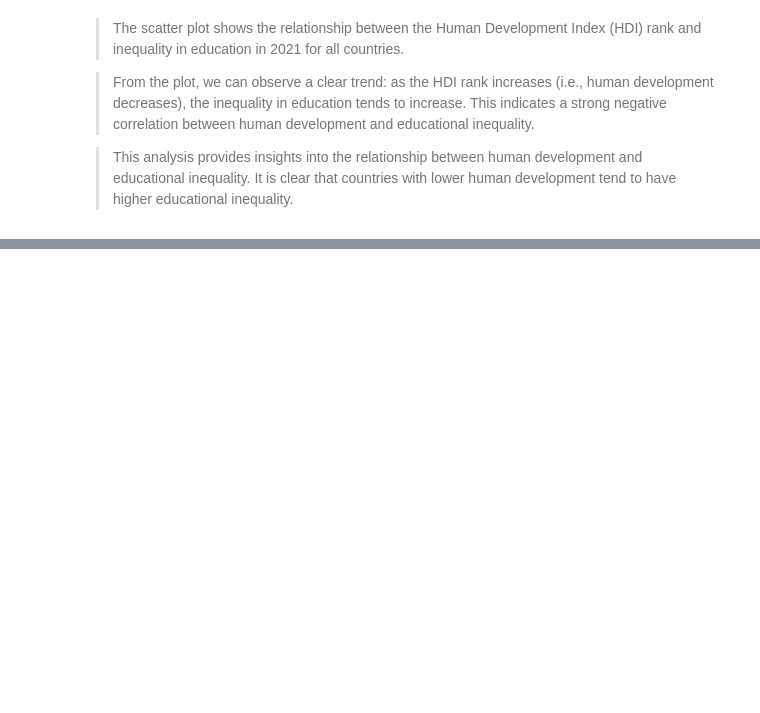
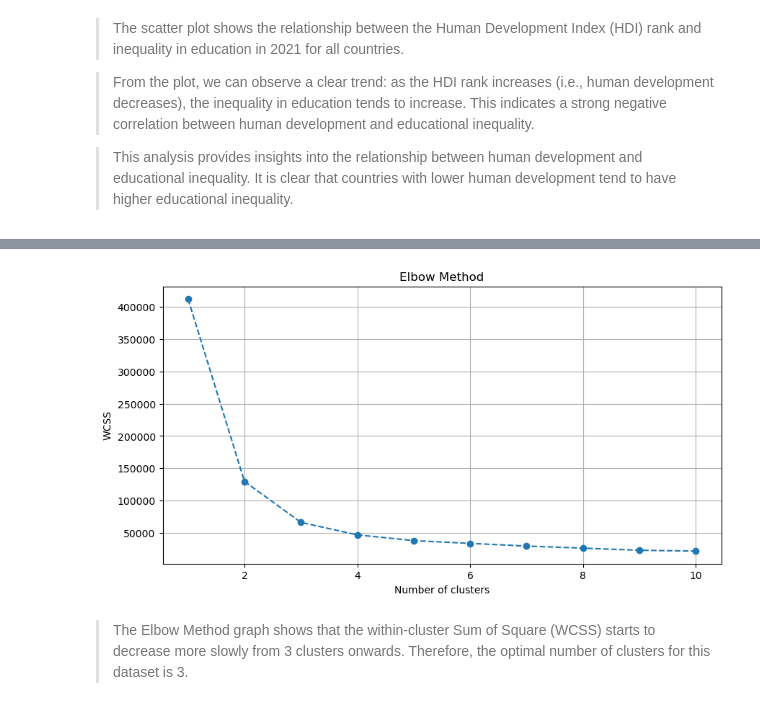
Before and after one commit to raj-rajat/Inequality-in-Education-Around-the-World, a Jupyter notebook: inequality-in-education-around-the-world.ipynb, the cells around one changed output, grey strips where cells are left out. Saved outputs shown, nothing was run; the diff lists cells and outputs as text; code cells hidden in the pictures; blank space fills up the shorter version.

Commit message:
Kaggle Notebook | Inequality in Education Around the World | Version 2

```diff
--- a/inequality-in-education-around-the-world.ipynb
+++ b/inequality-in-education-around-the-world.ipynb
@@ -389,0 +472,7 @@ fig.show()
+# %%
+# Data Preparation for Clustering
+
+# Select only the 'Inequality in Education' columns and fill missing values with the mean value of each column
+df_clustering = df.loc[:, 'Inequality in Education (2010)': 'Inequality in Education (2021)'].fillna(df.mean())
+
+df_clustering.head()
@@ -389,0 +493,23 @@ fig.show()
+# %%
+from sklearn.cluster import KMeans
+
+# Determine the optimal number of clusters using the Elbow Method
+
+wcss = []
+for i in range(1, 11):
+    kmeans = KMeans(n_clusters=i, init='k-means++', max_iter=300, n_init=10, random_state=0)
+    kmeans.fit(df_clustering)
+    wcss.append(kmeans.inertia_)
+
+# Plot the Elbow Method graph
+plt.figure(figsize=(10, 5))
+plt.plot(range(1, 11), wcss, marker='o', linestyle='--')
+plt.title('Elbow Method')
+plt.xlabel('Number of clusters')
+plt.ylabel('WCSS')
+plt.grid(True)
+plt.show()
+# %% [output]
+[figure, added]
+# %% [markdown]
+> The Elbow Method graph shows that the within-cluster Sum of Square (WCSS) starts to decrease more slowly from 3 clusters onwards. Therefore, the optimal number of clusters for this dataset is 3.
```
Also changed, not shown: parts of 18 cells of this notebook.
